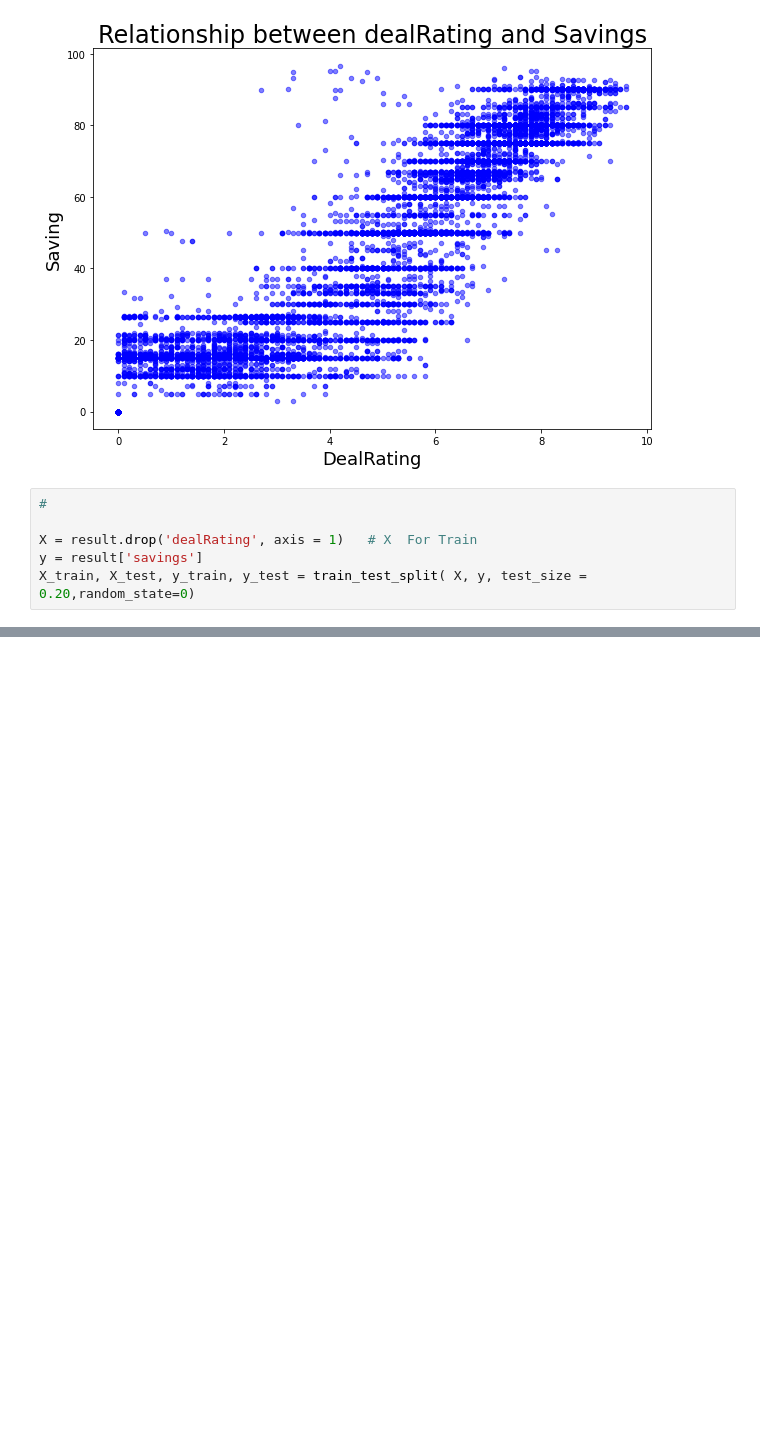
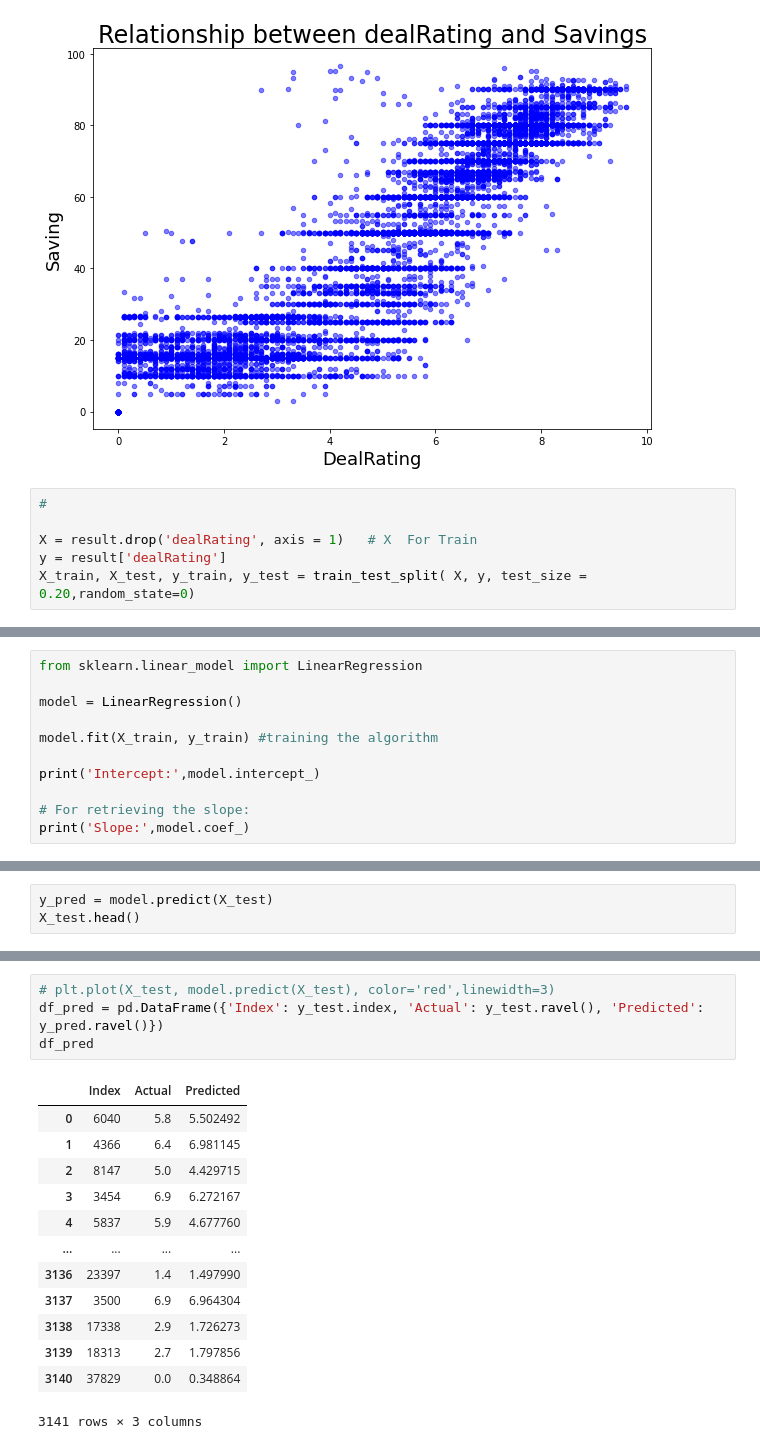
Before and after one commit to dfvneto/DataGameDealAnalysis, a Jupyter notebook: GameDataAnalysis.ipynb, the cells around one changed output, grey strips where cells are left out. Cells and saved outputs as stored; diff of their text form; blank space fills up the shorter version.

Commit message:
resultado

```diff
--- a/GameDataAnalysis.ipynb
+++ b/GameDataAnalysis.ipynb
@@ -53,7 +53,7 @@ Text(0, 0.5, 'Saving')
 #
 
 X = result.drop('dealRating', axis = 1)   # X  For Train
-y = result['savings']
+y = result['dealRating']
 X_train, X_test, y_train, y_test = train_test_split( X, y, test_size = 0.20,random_state=0)
 # %%
 # normalização
@@ -77,0 +77,11 @@ print(x_normalized)
+# %%
+from sklearn.linear_model import LinearRegression
+
+model = LinearRegression()
+
+model.fit(X_train, y_train) #training the algorithm
+
+print('Intercept:',model.intercept_)
+
+# For retrieving the slope:
+print('Slope:',model.coef_)
@@ -77,0 +92,3 @@ print(x_normalized)
+# %%
+y_pred = model.predict(X_test)
+X_test.head()
@@ -77,0 +102,18 @@ print(x_normalized)
+# %%
+# plt.plot(X_test, model.predict(X_test), color='red',linewidth=3)
+df_pred = pd.DataFrame({'Index': y_test.index, 'Actual': y_test.ravel(), 'Predicted': y_pred.ravel()})
+df_pred
+# %% [output]
+|  | Index | Actual | Predicted |
+| 0 | 6040 | 5.8 | 5.502492 |
+| 1 | 4366 | 6.4 | 6.981145 |
+| 2 | 8147 | 5.0 | 4.429715 |
+| 3 | 3454 | 6.9 | 6.272167 |
+| 4 | 5837 | 5.9 | 4.677760 |
+| ... | ... | ... | ... |
+| 3136 | 23397 | 1.4 | 1.497990 |
+| 3137 | 3500 | 6.9 | 6.964304 |
+| 3138 | 17338 | 2.9 | 1.726273 |
+| 3139 | 18313 | 2.7 | 1.797856 |
+| 3140 | 37829 | 0.0 | 0.348864 |
+3141 rows × 3 columns
```
Also changed, not shown: parts of 4 cells of this notebook.
